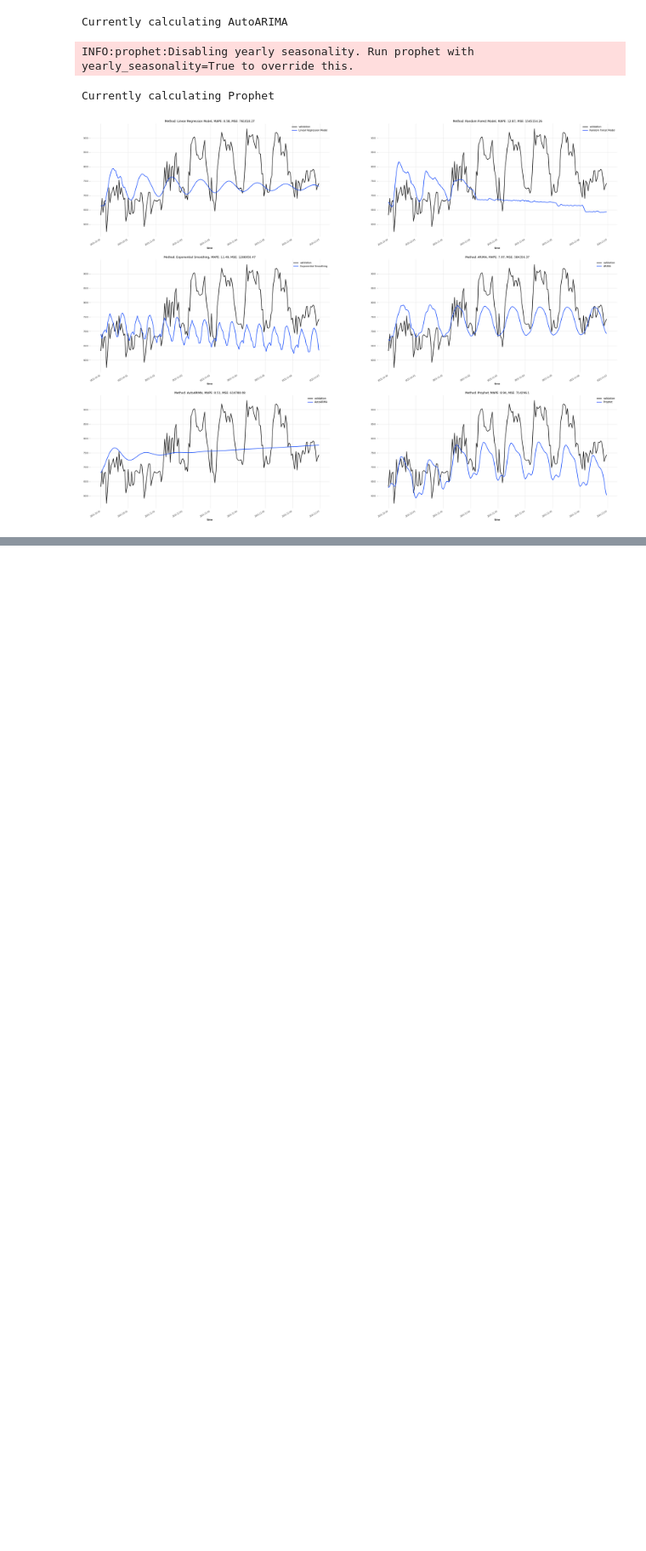
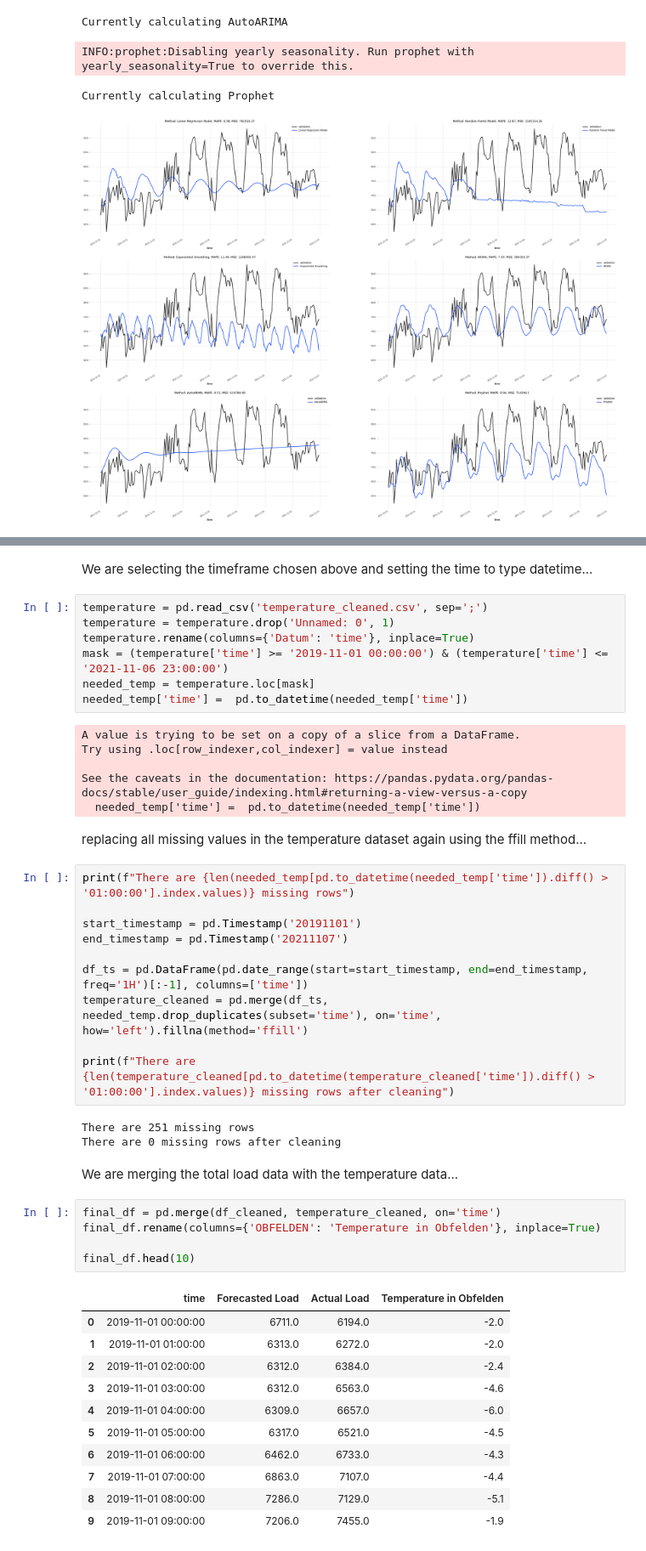
Before and after one commit to lemonhead94/energy-systems-iot, a Jupyter notebook: LoadForcasting.ipynb, the cells around one changed output, grey strips where cells are left out. Shown at 85% size. Cells and saved outputs as stored; diff of their text form; blank space fills up the shorter version.

```diff
--- a/LoadForcasting.ipynb
+++ b/LoadForcasting.ipynb
@@ -129,0 +132,49 @@ Currently calculating Prophet
+# %% [markdown]
+We are selecting the timeframe chosen above and setting the time to type datetime...
+# %%
+temperature = pd.read_csv('temperature_cleaned.csv', sep=';')
+temperature = temperature.drop('Unnamed: 0', 1)
+temperature.rename(columns={'Datum': 'time'}, inplace=True)
+mask = (temperature['time'] >= '2019-11-01 00:00:00') & (temperature['time'] <= '2021-11-06 23:00:00')
+needed_temp = temperature.loc[mask]
+needed_temp['time'] =  pd.to_datetime(needed_temp['time'])
+# %% [output]
+A value is trying to be set on a copy of a slice from a DataFrame.
+Try using .loc[row_indexer,col_indexer] = value instead
+
+See the caveats in the documentation: https://pandas.pydata.org/pandas-docs/stable/user_guide/indexing.html#returning-a-view-versus-a-copy
+  needed_temp['time'] =  pd.to_datetime(needed_temp['time'])
+# %% [markdown]
+replacing all missing values in the temperature dataset again using the ffill method...
+# %%
+print(f"There are {len(needed_temp[pd.to_datetime(needed_temp['time']).diff() > '01:00:00'].index.values)} missing rows")
+
+start_timestamp = pd.Timestamp('20191101')
+end_timestamp = pd.Timestamp('20211107')
+
+df_ts = pd.DataFrame(pd.date_range(start=start_timestamp, end=end_timestamp, freq='1H')[:-1], columns=['time'])
+temperature_cleaned = pd.merge(df_ts, needed_temp.drop_duplicates(subset='time'), on='time', how='left').fillna(method='ffill')
+
+print(f"There are {len(temperature_cleaned[pd.to_datetime(temperature_cleaned['time']).diff() > '01:00:00'].index.values)} missing rows after cleaning")
+# %% [output]
+There are 251 missing rows
+There are 0 missing rows after cleaning
+# %% [markdown]
+We are merging the total load data with the temperature data...
+# %%
+final_df = pd.merge(df_cleaned, temperature_cleaned, on='time')
+final_df.rename(columns={'OBFELDEN': 'Temperature in Obfelden'}, inplace=True)
+
+final_df.head(10)
+# %% [output]
+|  | time | Forecasted Load | Actual Load | Temperature in Obfelden |
+| 0 | 2019-11-01 00:00:00 | 6711.0 | 6194.0 | -2.0 |
+| 1 | 2019-11-01 01:00:00 | 6313.0 | 6272.0 | -2.0 |
+| 2 | 2019-11-01 02:00:00 | 6312.0 | 6384.0 | -2.4 |
+| 3 | 2019-11-01 03:00:00 | 6312.0 | 6563.0 | -4.6 |
+| 4 | 2019-11-01 04:00:00 | 6309.0 | 6657.0 | -6.0 |
+| 5 | 2019-11-01 05:00:00 | 6317.0 | 6521.0 | -4.5 |
+| 6 | 2019-11-01 06:00:00 | 6462.0 | 6733.0 | -4.3 |
+| 7 | 2019-11-01 07:00:00 | 6863.0 | 7107.0 | -4.4 |
+| 8 | 2019-11-01 08:00:00 | 7286.0 | 7129.0 | -5.1 |
+| 9 | 2019-11-01 09:00:00 | 7206.0 | 7455.0 | -1.9 |
```
Also changed, not shown: parts of 3 cells of this notebook, 3 other files.
